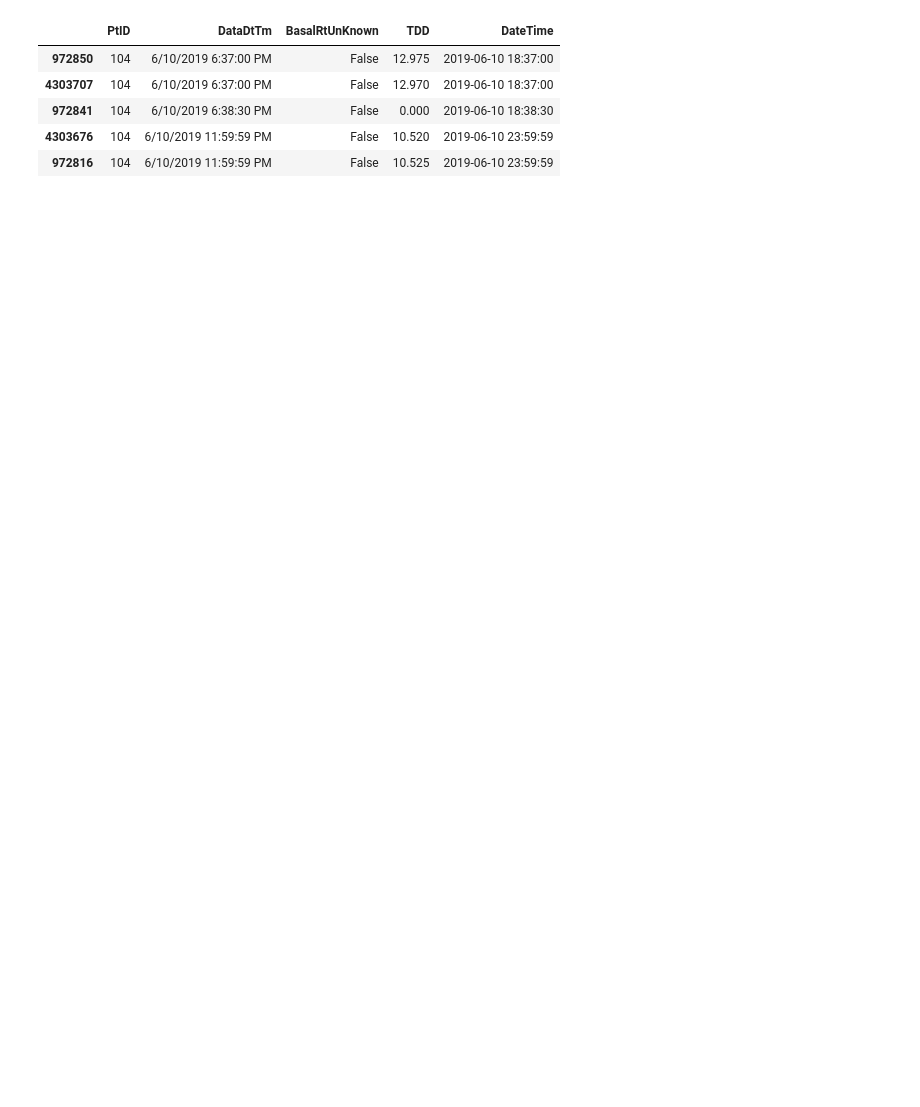
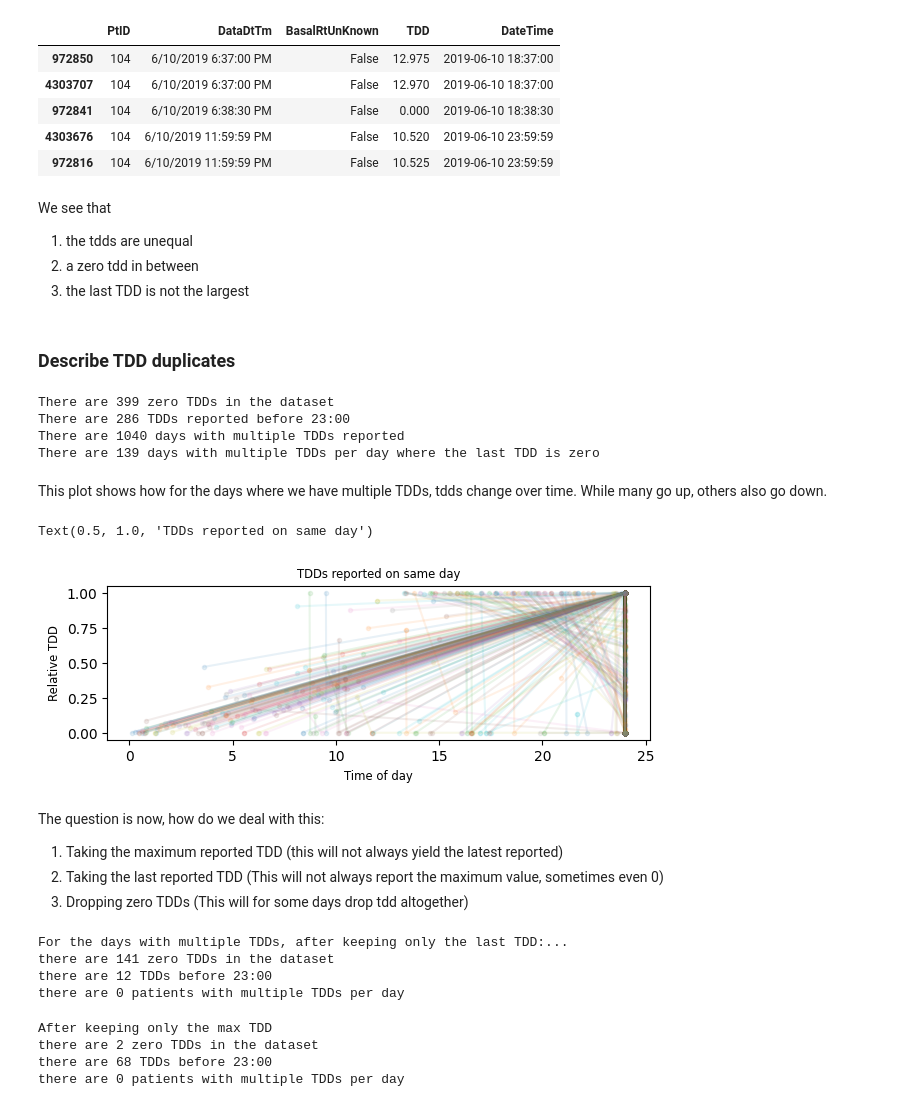
Before and after one commit to nudgebg/egvinsulin, a Jupyter notebook: notebooks/understand-flair-dataset/2024-07-12 - Understanding TDD Discrepancies in Flair Data.ipynb, the cells around one changed output. Cells and saved outputs as stored; diff of their text form; code cells hidden in the pictures; blank space fills up the shorter version.

```diff
--- a/notebooks/understand-flair-dataset/2024-07-12 - Understanding TDD Discrepancies in Flair Data.ipynb
+++ b/notebooks/understand-flair-dataset/2024-07-12 - Understanding TDD Discrepancies in Flair Data.ipynb
@@ -518,3 +448,77 @@ display(x.dropna(axis=1, how='all'))
 | 972841 | 104 | 6/10/2019 6:38:30 PM | False | 0.000 | 2019-06-10 18:38:30 |
 | 4303676 | 104 | 6/10/2019 11:59:59 PM | False | 10.520 | 2019-06-10 23:59:59 |
 | 972816 | 104 | 6/10/2019 11:59:59 PM | False | 10.525 | 2019-06-10 23:59:59 |
+# %% [markdown]
+We see that
+1. the tdds are unequal
+2. a zero tdd in between
+2. the last TDD is not the largest
+# %% [markdown]
+### Describe TDD duplicates
+# %%
+print(f"There are {(tdd_reported.tdd==0).sum()} zero TDDs in the dataset")
+print(f"There are {tdd_reported.DateTime.apply(lambda x: x.hour <23).sum()} TDDs reported before 23:00")
+
+#get number of patients with multiple tdds per day
+print(f"There are {tdd_reported.groupby(['patient_id','date']).size().gt(1).sum()} days with multiple TDDs reported")
+multiple_tdds = TDDs.groupby(['patient_id','date']).filter(lambda x: len(x) > 1)
+multiple_tdds_grps = multiple_tdds.groupby(['patient_id','date'])
+last_zero = multiple_tdds_grps.filter(lambda x: x.tdd_reported[x.datetime.argmax()]==0)
+print(f"There are {last_zero.groupby(['patient_id','date']).ngroups} days with multiple TDDs per day where the last TDD is zero")
+# %% [output]
+There are 399 zero TDDs in the dataset
+There are 286 TDDs reported before 23:00
+There are 1040 days with multiple TDDs reported
+There are 139 days with multiple TDDs per day where the last TDD is zero
+# %% [markdown]
+This plot shows how for the days where we have multiple TDDs, tdds change over time.
+While many go up, others also go down.
+# %%
+plt.figure(figsize=(7,2))
+ax=plt.gca()
+for name, grp in multiple_tdds_grps:
+    grp = grp.sort_values(by='DateTime')
+    rel_time = grp.DateTime.apply(lambda x: (x - pd.to_datetime(x.date())).total_seconds()/(3600))
+    ax.plot(rel_time, grp.tdd/grp.tdd.max(), '.-',alpha=0.1)
+    ax.set_xlabel('Time of day',fontsize='small')
+    ax.set_ylabel('Relative TDD',fontsize='small')
+    #ax.set_xticklabels(range(0,24,2),fontsize='small')
+
+plt.title('TDDs reported on same day',fontsize='small')
+# %% [output]
+Text(0.5, 1.0, 'TDDs reported on same day')
+[figure, added]
+# %% [markdown]
+The question is now, how do we deal with this:
+1. Taking the maximum reported TDD (this will not always yield the latest reported)
+2. Taking the last reported TDD (This will not always report the maximum value, sometimes even 0)
+3. Dropping zero TDDs (This will for some days drop tdd altogether)
+# %%
+#example keeping the latest TDD
+latest  = TDDs.groupby(['patient_id','date']).apply(lambda x: x.iloc[x.DateTime.argmax()])
+print(f"For the days with multiple TDDs, after keeping only the last TDD:...")
+print(f"there are {(latest.tdd_reported==0).sum()} zero TDDs in the dataset")
+print(f"there are {latest.datetime.apply(lambda x: x.hour <23).sum()} TDDs before 23:00")
+print(f"there are {latest.groupby(['patient_id','date']).size().gt(1).sum()} patients with multiple TDDs per day")
+
+#join for later use
+TDDs = TDDs.join(latest['tdd_reported'],rsuffix='_latest')
+# %% [output]
+For the days with multiple TDDs, after keeping only the last TDD:...
+there are 141 zero TDDs in the dataset
+there are 12 TDDs before 23:00
+there are 0 patients with multiple TDDs per day
+# %%
+max_tdd  = TDDs.groupby(['patient_id','date']).apply(lambda x: x.iloc[x.tdd_reported.argmax()])
+print(f"After keeping only the max TDD")
+print(f"there are {(max_tdd.tdd_reported==0).sum()} zero TDDs in the dataset")
+print(f"there are {max_tdd.datetime.apply(lambda x: x.hour <23).sum()} TDDs before 23:00")
+print(f"there are {max_tdd.groupby(['patient_id','date']).size().gt(1).sum()} patients with multiple TDDs per day")
+
+#join to TDDs
+TDDs = TDDs.join(max_tdd['tdd_reported'],rsuffix='_max')
+# %% [output]
+After keeping only the max TDD
+there are 2 zero TDDs in the dataset
+there are 68 TDDs before 23:00
+there are 0 patients with multiple TDDs per day
```
Also changed, not shown: parts of 51 cells of this notebook, 1 other file.
